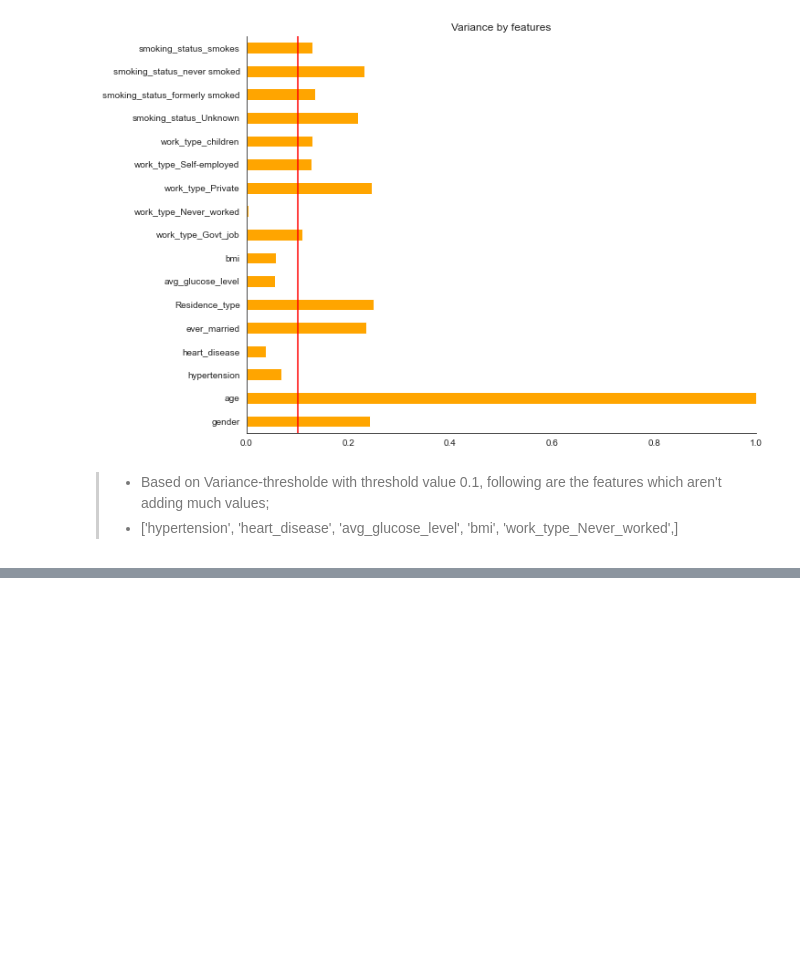
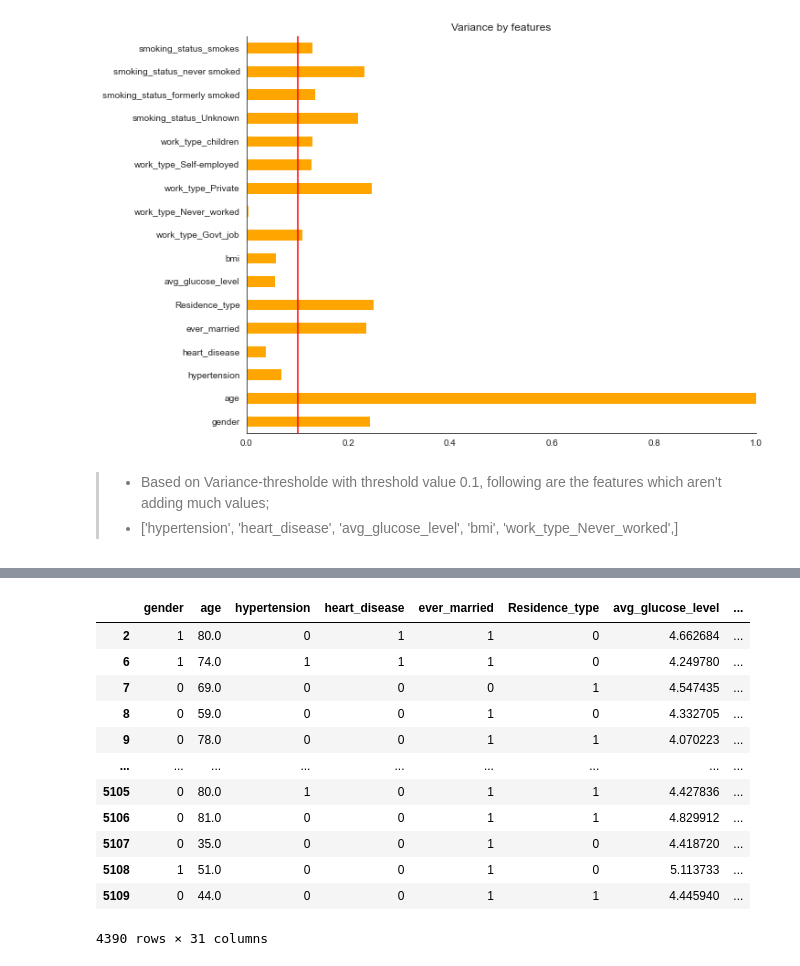
Before and after one commit to aman4004/Stroke-Prediction, a Jupyter notebook: EDA.ipynb, the cells around one changed output, grey strips where cells are left out. Saved outputs shown, nothing was run; the diff lists cells and outputs as text; code cells hidden in the pictures; blank space fills up the shorter version.

```diff
--- a/EDA.ipynb
+++ b/EDA.ipynb
@@ -302,0 +349,17 @@ plt.show()
+# %%
+df_new = pd.get_dummies(df_new, columns=['Age3', 'Age4', 'Age6'])
+df_new
+# %% [output]
+|  | gender | age | hypertension | heart_disease | ever_married | Residence_type | avg_glucose_level | ... |
+| 2 | 1 | 80.0 | 0 | 1 | 1 | 0 | 4.662684 | ... |
+| 6 | 1 | 74.0 | 1 | 1 | 1 | 0 | 4.249780 | ... |
+| 7 | 0 | 69.0 | 0 | 0 | 0 | 1 | 4.547435 | ... |
+| 8 | 0 | 59.0 | 0 | 0 | 1 | 0 | 4.332705 | ... |
+| 9 | 0 | 78.0 | 0 | 0 | 1 | 1 | 4.070223 | ... |
+| ... | ... | ... | ... | ... | ... | ... | ... | ... |
+| 5105 | 0 | 80.0 | 1 | 0 | 1 | 1 | 4.427836 | ... |
+| 5106 | 0 | 81.0 | 0 | 0 | 1 | 1 | 4.829912 | ... |
+| 5107 | 0 | 35.0 | 0 | 0 | 1 | 0 | 4.418720 | ... |
+| 5108 | 1 | 51.0 | 0 | 0 | 1 | 0 | 5.113733 | ... |
+| 5109 | 0 | 44.0 | 0 | 0 | 1 | 1 | 4.445940 | ... |
+4390 rows × 31 columns
```
Also changed, not shown: parts of 7 cells of this notebook, 4 other files.
